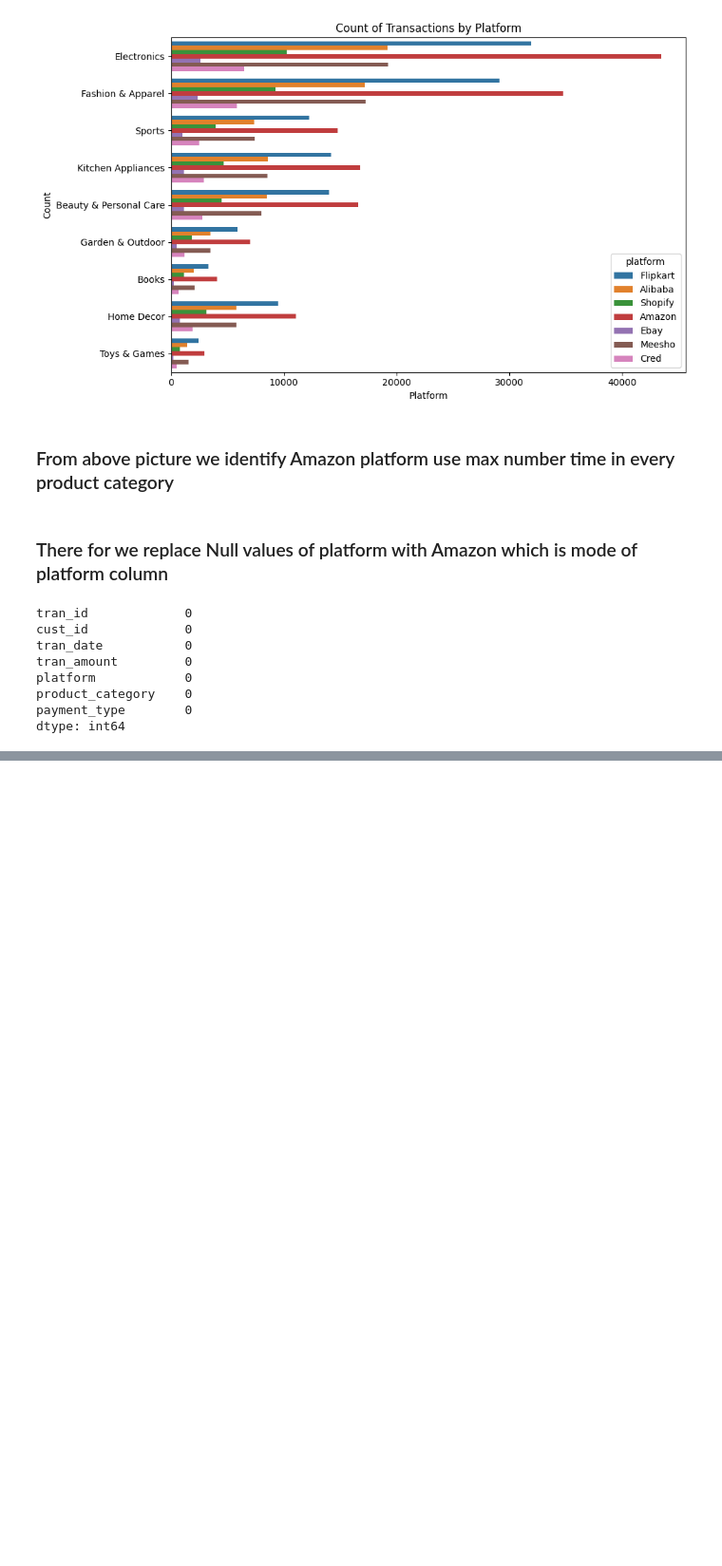
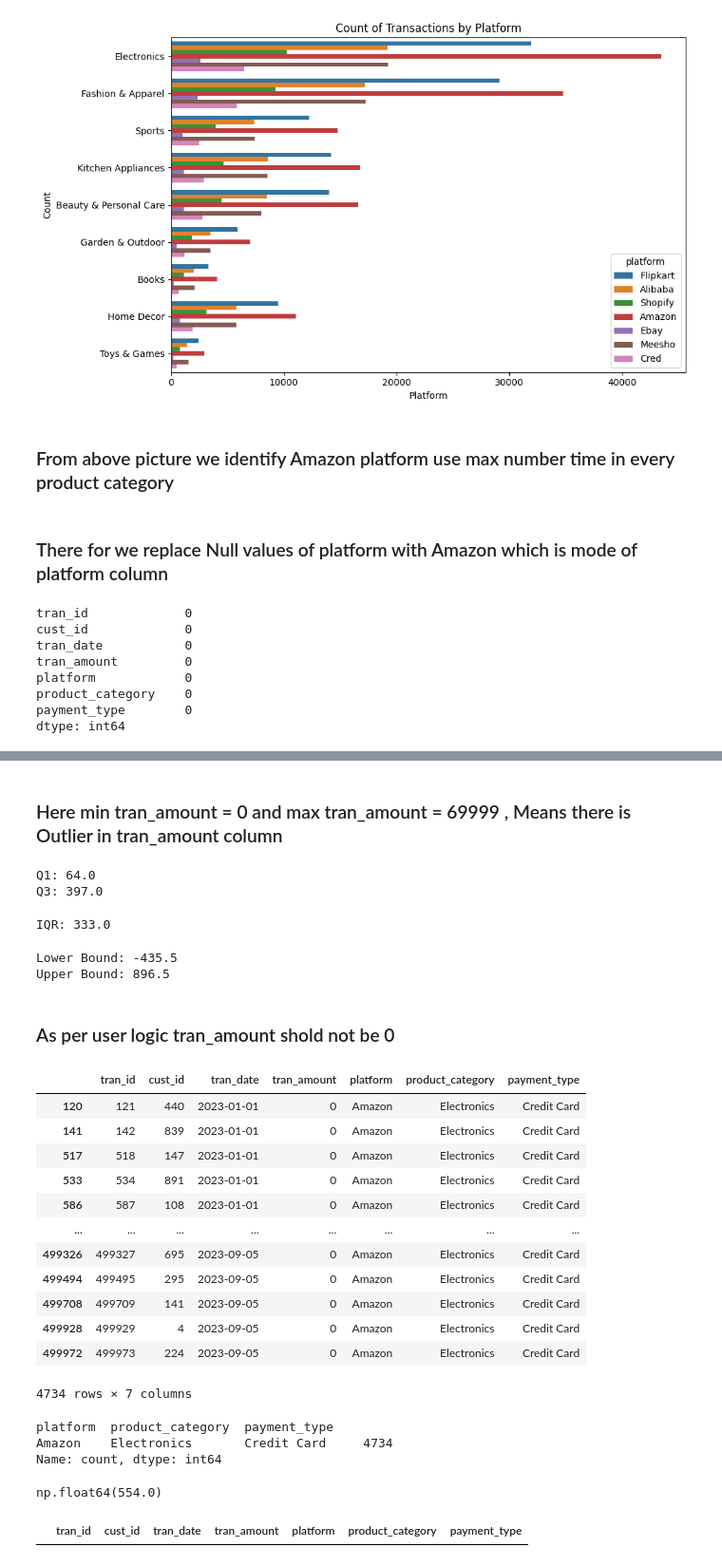
Before and after one commit to ashishjadhav123/Math-and-Statistics-DS, a Jupyter notebook: Project/Phase 1 - Find Target Market/Phase1_AtliQo_Bank.ipynb, the cells around one changed output, grey strips where cells are left out. Shown at 95% size. Cells and saved outputs as stored; diff of their text form; code cells hidden in the pictures; blank space fills up the shorter version.

```diff
--- a/Project/Phase 1 - Find Target Market/Phase1_AtliQo_Bank.ipynb
+++ b/Project/Phase 1 - Find Target Market/Phase1_AtliQo_Bank.ipynb
@@ -822,0 +846,58 @@ dtype: int64
+# %% [markdown]
+<h3> Here min tran_amount = 0 and max tran_amount = 69999 , Means there is Outlier in tran_amount column </h3>
+# %%
+q1 = df_transaction['tran_amount'].quantile(0.25)
+q3 = df_transaction['tran_amount'].quantile(0.75)
+
+print("Q1:", q1)
+print("Q3:", q3)
+# %% [output]
+Q1: 64.0
+Q3: 397.0
+# %%
+iqr = q3 - q1
+print("IQR:", iqr)
+# %% [output]
+IQR: 333.0
+# %%
+lower_bound = q1 - 1.5 * iqr
+upper_bound = q3 + 1.5 * iqr
+print("Lower Bound:", lower_bound)
+print("Upper Bound:", upper_bound)
+# %% [output]
+Lower Bound: -435.5
+Upper Bound: 896.5
+# %% [markdown]
+<h3> As per user logic tran_amount shold not be 0 </h3>
+# %%
+df_tran_amount_zero = df_transaction[df_transaction['tran_amount'] == 0]
+df_tran_amount_zero
+# %% [output]
+|  | tran_id | cust_id | tran_date | tran_amount | platform | product_category | payment_type |
+| 120 | 121 | 440 | 2023-01-01 | 0 | Amazon | Electronics | Credit Card |
+| 141 | 142 | 839 | 2023-01-01 | 0 | Amazon | Electronics | Credit Card |
+| 517 | 518 | 147 | 2023-01-01 | 0 | Amazon | Electronics | Credit Card |
+| 533 | 534 | 891 | 2023-01-01 | 0 | Amazon | Electronics | Credit Card |
+| 586 | 587 | 108 | 2023-01-01 | 0 | Amazon | Electronics | Credit Card |
+| ... | ... | ... | ... | ... | ... | ... | ... |
+| 499326 | 499327 | 695 | 2023-09-05 | 0 | Amazon | Electronics | Credit Card |
+| 499494 | 499495 | 295 | 2023-09-05 | 0 | Amazon | Electronics | Credit Card |
+| 499708 | 499709 | 141 | 2023-09-05 | 0 | Amazon | Electronics | Credit Card |
+| 499928 | 499929 | 4 | 2023-09-05 | 0 | Amazon | Electronics | Credit Card |
+| 499972 | 499973 | 224 | 2023-09-05 | 0 | Amazon | Electronics | Credit Card |
+4734 rows × 7 columns
+# %%
+df_tran_amount_zero[['platform', 'product_category', 'payment_type']].value_counts()
+# %% [output]
+platform  product_category  payment_type
+Amazon    Electronics       Credit Card     4734
+Name: count, dtype: int64
+# %%
+median_to_replace = df_transaction[(df_transaction['platform'] == 'Amazon')
+                & (df_transaction['product_category'] == 'Electronics')
+                  & (df_transaction['payment_type'] == 'Credit Card')
+                  & (df_transaction['tran_amount'] > 0)]['tran_amount'].median()
+
+median_to_replace
+# %% [output]
+np.float64(554.0)
@@ -822,0 +906,4 @@ dtype: int64
+# %%
+df_transaction[df_transaction['tran_amount'] == 0]
+# %% [output]
+|  | tran_id | cust_id | tran_date | tran_amount | platform | product_category | payment_type |
```
Also changed, not shown: parts of 21 cells of this notebook.
